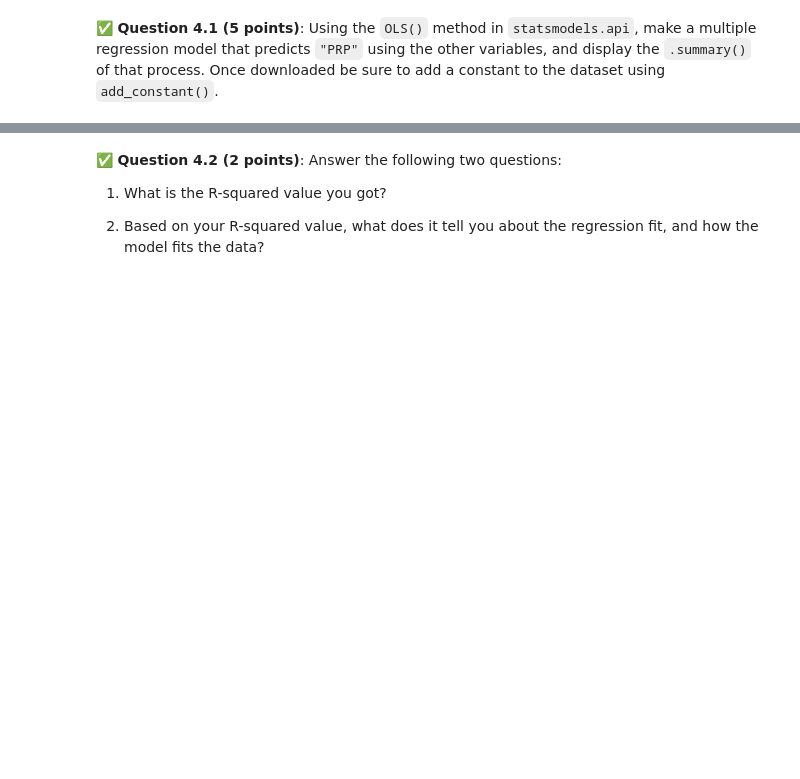
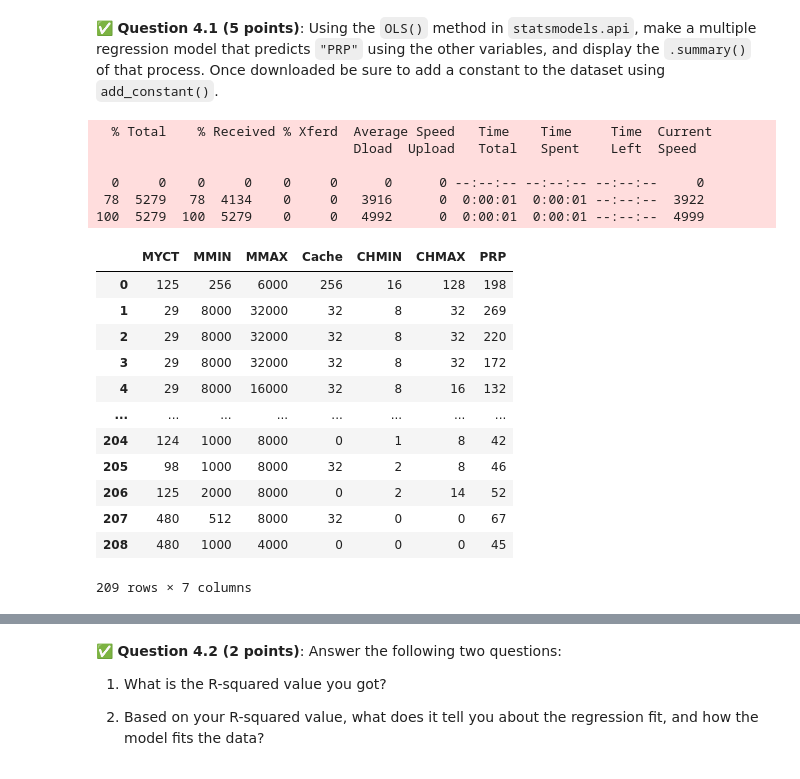
Before and after one commit to MrBay39/CMSE202-S-26-TurnIn, a Jupyter notebook: hw-03/HW-03_Regression-S26-Steven_Goller.ipynb, the cells around one changed output, grey strips where cells are left out. Saved outputs shown, nothing was run; the diff lists cells and outputs as text; code cells hidden in the pictures; blank space fills up the shorter version.

```diff
--- a/hw-03/HW-03_Regression-S26-Steven_Goller.ipynb
+++ b/hw-03/HW-03_Regression-S26-Steven_Goller.ipynb
@@ -349,0 +348,30 @@ Download a cleaned version of the data from here: https://raw.githubusercontent.
+# %%
+# Put your code here
+
+!curl -o "machine.csv" "https://raw.githubusercontent.com/msu-cmse-courses/cmse202-supplemental-data/main/data/machine.csv"
+
+machine_csv = pd.read_csv("machine.csv")
+
+machineDf = pd.DataFrame(machine_csv)
+
+machineDf
+# %% [output]
+  % Total    % Received % Xferd  Average Speed   Time    Time     Time  Current
+                                 Dload  Upload   Total   Spent    Left  Speed
+
+  0     0    0     0    0     0      0      0 --:--:-- --:--:-- --:--:--     0
+ 78  5279   78  4134    0     0   3916      0  0:00:01  0:00:01 --:--:--  3922
+100  5279  100  5279    0     0   4992      0  0:00:01  0:00:01 --:--:--  4999
+|  | MYCT | MMIN | MMAX | Cache | CHMIN | CHMAX | PRP |
+| 0 | 125 | 256 | 6000 | 256 | 16 | 128 | 198 |
+| 1 | 29 | 8000 | 32000 | 32 | 8 | 32 | 269 |
+| 2 | 29 | 8000 | 32000 | 32 | 8 | 32 | 220 |
+| 3 | 29 | 8000 | 32000 | 32 | 8 | 32 | 172 |
+| 4 | 29 | 8000 | 16000 | 32 | 8 | 16 | 132 |
+| ... | ... | ... | ... | ... | ... | ... | ... |
+| 204 | 124 | 1000 | 8000 | 0 | 1 | 8 | 42 |
+| 205 | 98 | 1000 | 8000 | 32 | 2 | 8 | 46 |
+| 206 | 125 | 2000 | 8000 | 0 | 2 | 14 | 52 |
+| 207 | 480 | 512 | 8000 | 32 | 0 | 0 | 67 |
+| 208 | 480 | 1000 | 4000 | 0 | 0 | 0 | 45 |
+209 rows × 7 columns
```
Also changed, not shown: parts of 10 cells of this notebook.
